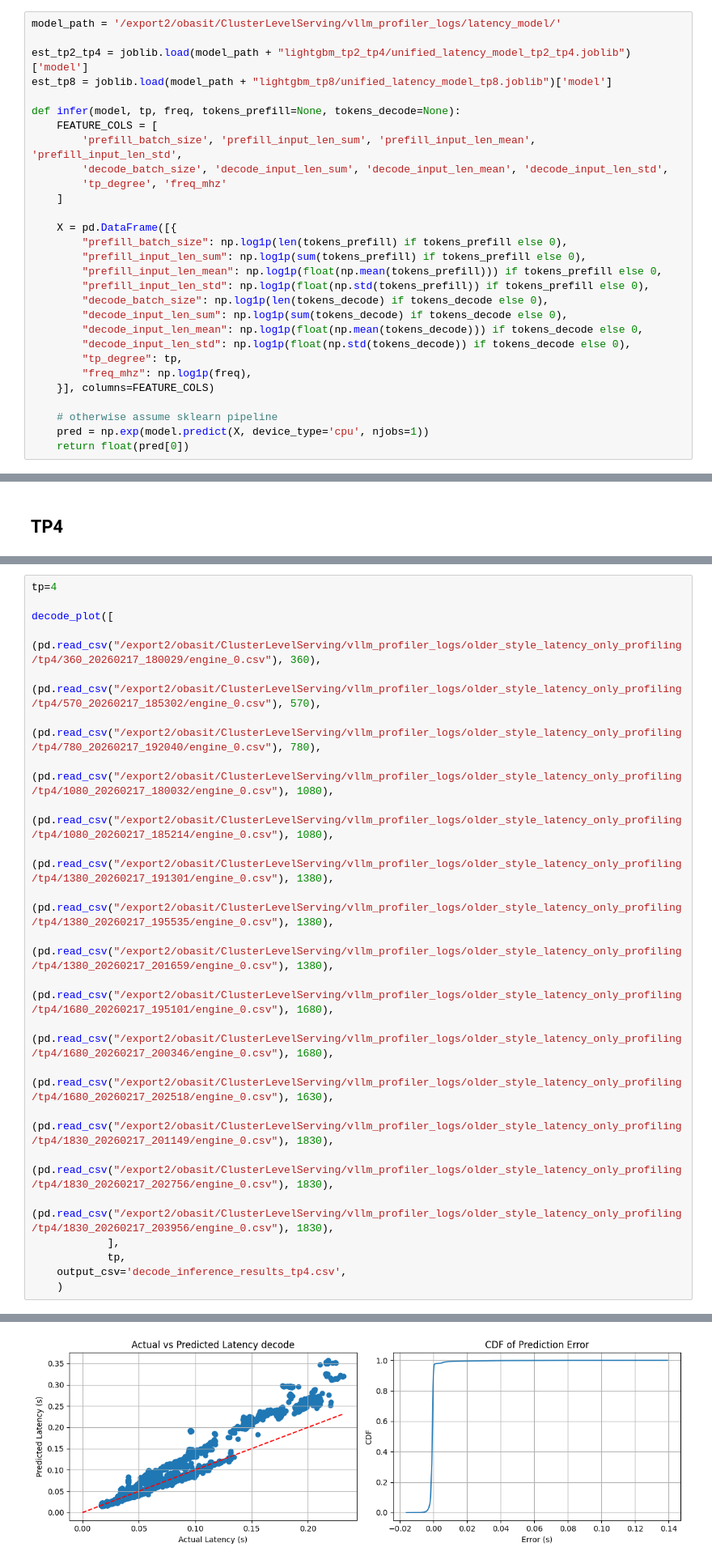
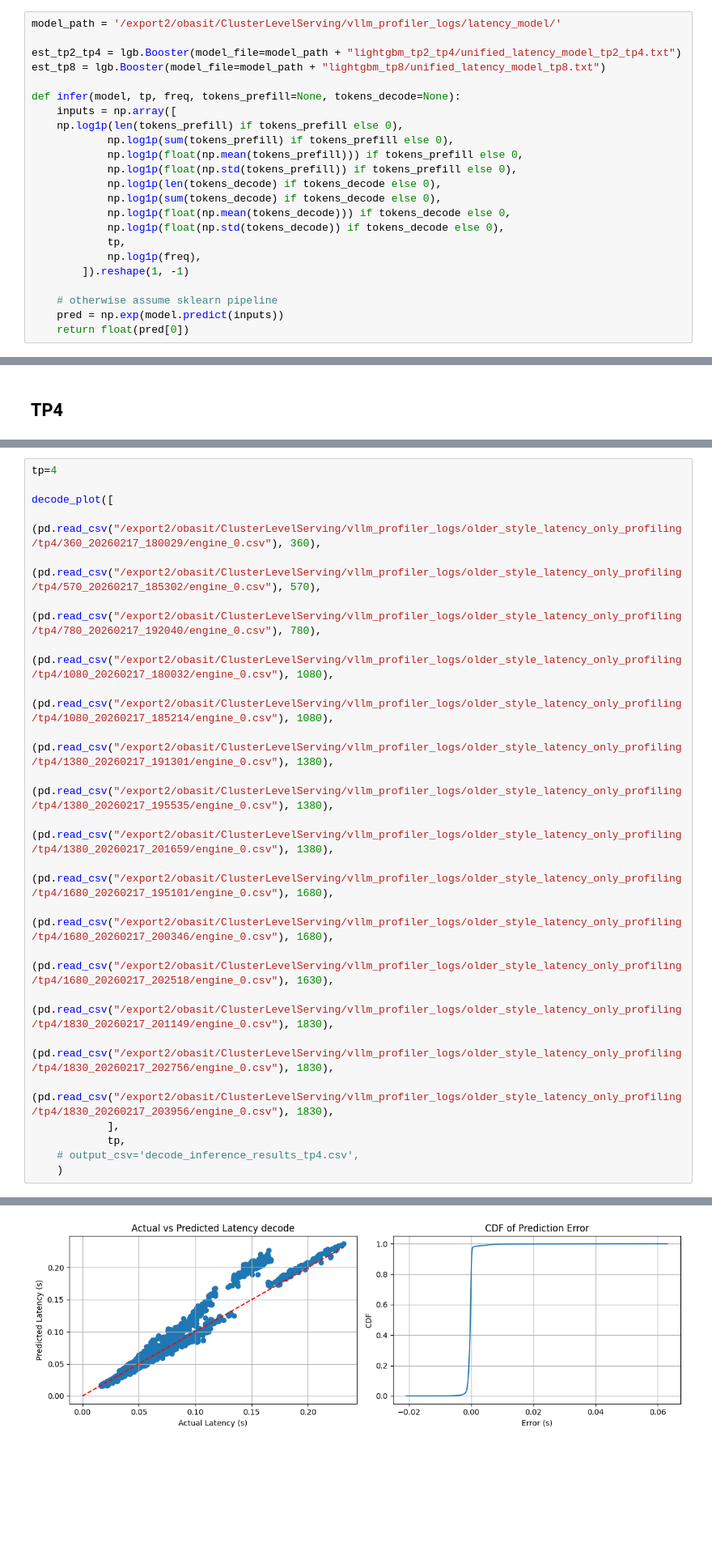
Before and after one commit to Louis-99/vllm-fork, a Jupyter notebook: additional_stuff/compare_real_v_pred_lats_mixed_lightgbm_linear.ipynb, the cells around one changed output, grey strips where cells are left out. Shown at 81% size. Saved outputs shown, nothing was run; the diff lists cells and outputs as text; blank space fills up the shorter version.

Commit message:
convert model to a native lightgbm .txt. Remove log norm for output of power models.

```diff
--- a/additional_stuff/compare_real_v_pred_lats_mixed_lightgbm_linear.ipynb
+++ b/additional_stuff/compare_real_v_pred_lats_mixed_lightgbm_linear.ipynb
@@ -7,31 +6,25 @@ import joblib
 # %%
 model_path = '/export2/obasit/ClusterLevelServing/vllm_profiler_logs/latency_model/'
 
-est_tp2_tp4 = joblib.load(model_path + "lightgbm_tp2_tp4/unified_latency_model_tp2_tp4.joblib")['model']
-est_tp8 = joblib.load(model_path + "lightgbm_tp8/unified_latency_model_tp8.joblib")['model']
+est_tp2_tp4 = lgb.Booster(model_file=model_path + "lightgbm_tp2_tp4/unified_latency_model_tp2_tp4.txt")
+est_tp8 = lgb.Booster(model_file=model_path + "lightgbm_tp8/unified_latency_model_tp8.txt")
 
 def infer(model, tp, freq, tokens_prefill=None, tokens_decode=None):
-    FEATURE_COLS = [
-        'prefill_batch_size', 'prefill_input_len_sum', 'prefill_input_len_mean', 'prefill_input_len_std',
-        'decode_batch_size', 'decode_input_len_sum', 'decode_input_len_mean', 'decode_input_len_std',
-        'tp_degree', 'freq_mhz'
-    ]
-
-    X = pd.DataFrame([{
-        "prefill_batch_size": np.log1p(len(tokens_prefill) if tokens_prefill else 0),
-        "prefill_input_len_sum": np.log1p(sum(tokens_prefill) if tokens_prefill else 0),
-        "prefill_input_len_mean": np.log1p(float(np.mean(tokens_prefill))) if tokens_prefill else 0,
-        "prefill_input_len_std": np.log1p(float(np.std(tokens_prefill)) if tokens_prefill else 0),
-        "decode_batch_size": np.log1p(len(tokens_decode) if tokens_decode else 0),
-        "decode_input_len_sum": np.log1p(sum(tokens_decode) if tokens_decode else 0),
-        "decode_input_len_mean": np.log1p(float(np.mean(tokens_decode))) if tokens_decode else 0,
-        "decode_input_len_std": np.log1p(float(np.std(tokens_decode)) if tokens_decode else 0),
-        "tp_degree": tp,
-        "freq_mhz": np.log1p(freq),
-    }], columns=FEATURE_COLS)
+    inputs = np.array([
+    np.log1p(len(tokens_prefill) if tokens_prefill else 0),
+            np.log1p(sum(tokens_prefill) if tokens_prefill else 0),
+            np.log1p(float(np.mean(tokens_prefill))) if tokens_prefill else 0,
+            np.log1p(float(np.std(tokens_prefill)) if tokens_prefill else 0),
+            np.log1p(len(tokens_decode) if tokens_decode else 0),
+            np.log1p(sum(tokens_decode) if tokens_decode else 0),
+            np.log1p(float(np.mean(tokens_decode))) if tokens_decode else 0,
+            np.log1p(float(np.std(tokens_decode)) if tokens_decode else 0),
+            tp,
+            np.log1p(freq),
+        ]).reshape(1, -1)
 
     # otherwise assume sklearn pipeline
-    pred = np.exp(model.predict(X, device_type='cpu', njobs=1))
+    pred = np.exp(model.predict(inputs))
     return float(pred[0])
 # %% [markdown]
 # Prefill
@@ -307,6 +298,6 @@ decode_plot([
                 (pd.read_csv("/export2/obasit/ClusterLevelServing/vllm_profiler_logs/older_style_latency_only_profiling/tp4/1830_20260217_203956/engine_0.csv"), 1830),
             ],
             tp,
-    output_csv='decode_inference_results_tp4.csv',
+    # output_csv='decode_inference_results_tp4.csv',
     )
 # %% [output]
@@ -314,4 +304,4 @@ Saved 327897 records to decode_inference_results_tp4.csv
-[figure, old version]
+[figure, new version]
 # %% [markdown]
 ## TP8
 # %%
```
Also changed, not shown: parts of 17 cells of this notebook, 5 other files.
